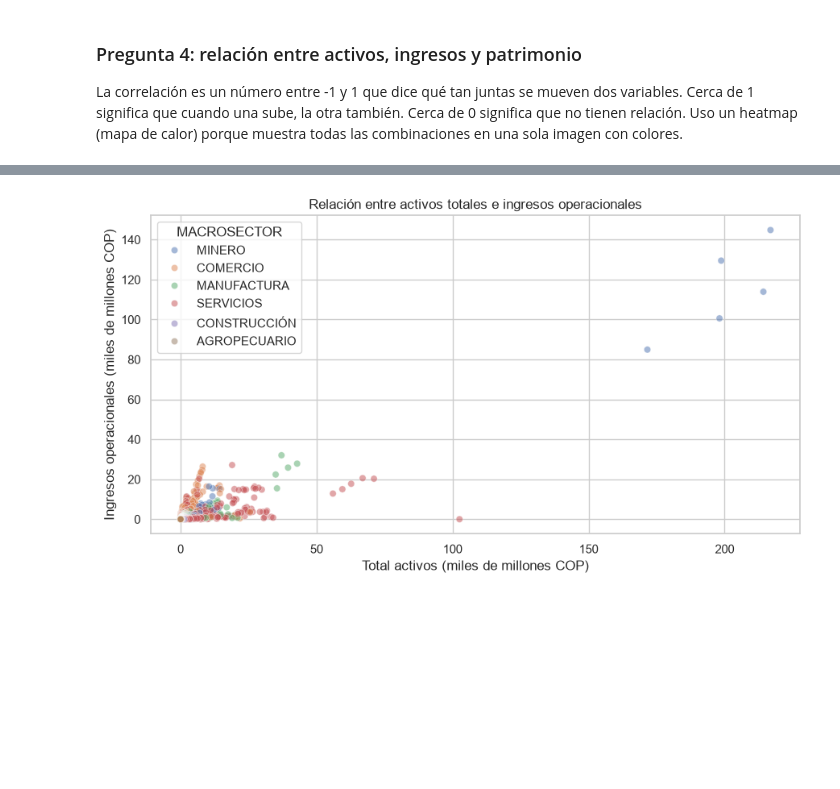
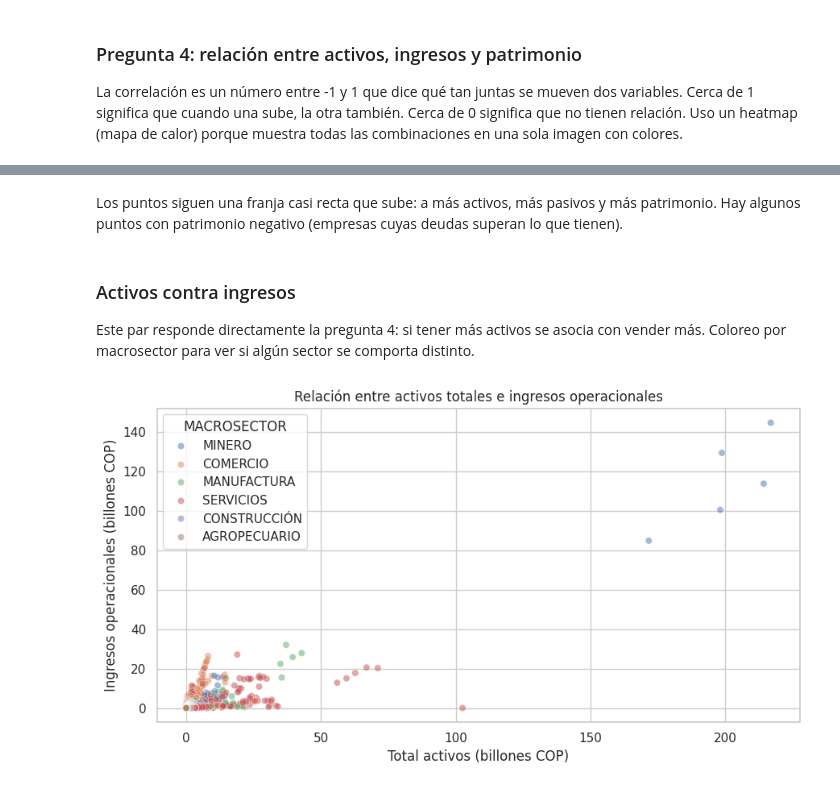
Before and after one commit to AtunDorado/Momento-1-An-lisis-De-Datos-Monica-Samuel-Carlos-, a Jupyter notebook: momento1/EDA_momento1.ipynb, the cells around one changed output, grey strips where cells are left out. Cells and saved outputs as stored; diff of their text form; code cells hidden in the pictures; blank space fills up the shorter version.

```diff
--- a/momento1/EDA_momento1.ipynb
+++ b/momento1/EDA_momento1.ipynb
@@ -211,13 +372,18 @@ plt.show()
+# %% [markdown]
+Los puntos siguen una franja casi recta que sube: a más activos, más pasivos y más patrimonio. Hay algunos puntos con patrimonio negativo (empresas cuyas deudas superan lo que tienen).
+# %% [markdown]
+### Activos contra ingresos
+Este par responde directamente la pregunta 4: si tener más activos se asocia con vender más. Coloreo por macrosector para ver si algún sector se comporta distinto.
 # %%
 plt.figure()
 sns.scatterplot(data=df, x="TOTAL ACTIVOS", y="INGRESOS OPERACIONALES", hue="MACROSECTOR", alpha=0.5)
 plt.title("Relación entre activos totales e ingresos operacionales")
-plt.xlabel("Total activos (miles de millones COP)")
-plt.ylabel("Ingresos operacionales (miles de millones COP)")
+plt.xlabel(f"Total activos ({UNIDAD})")
+plt.ylabel(f"Ingresos operacionales ({UNIDAD})")
 plt.tight_layout()
 plt.show()
 # %% [output]
-[figure, old version]
+[figure, new version]
 # %% [markdown]
 ## Respuesta a las preguntas de investigación
 
```
Also changed, not shown: parts of 32 cells of this notebook.
